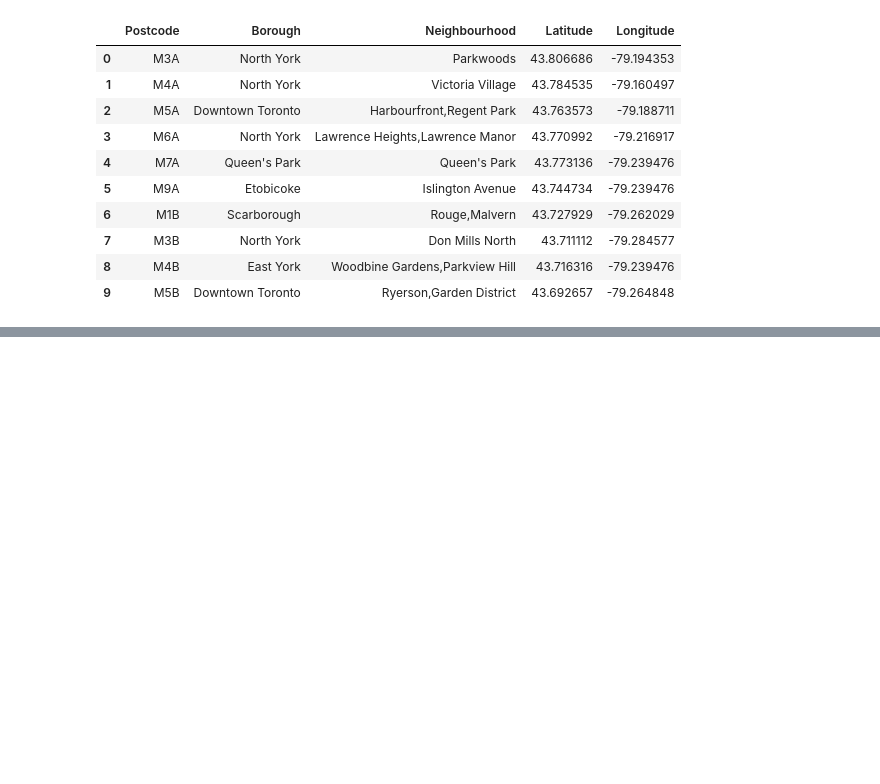
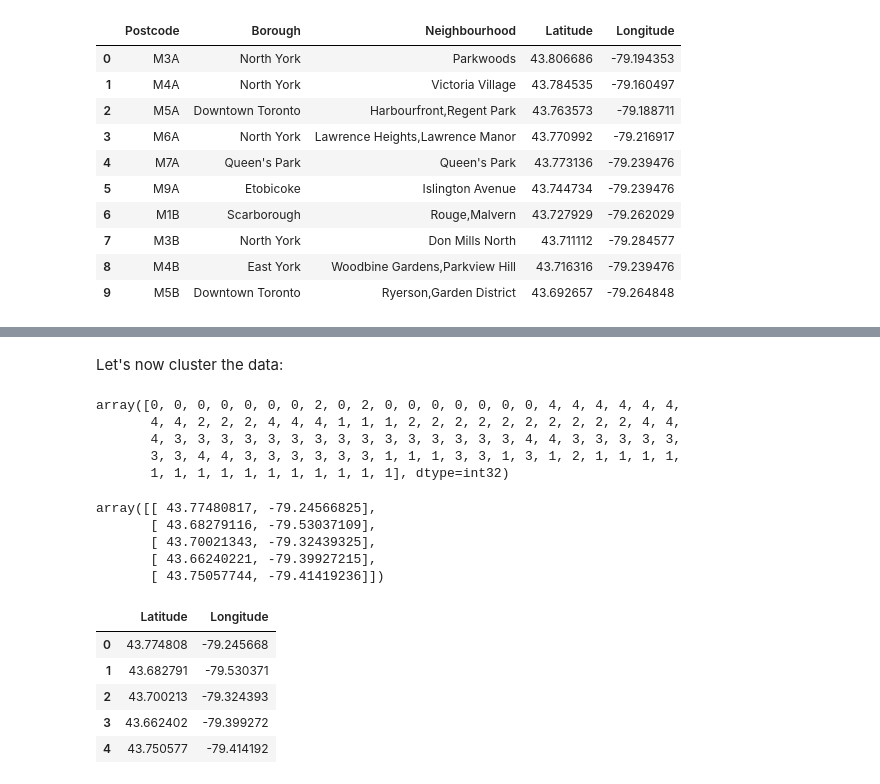
Before and after one commit to tmgthb/Coursera_Capstone, a Jupyter notebook: Capstone project exercise 3.ipynb, the cells around one changed output, grey strips where cells are left out. Saved outputs shown, nothing was run; the diff lists cells and outputs as text; code cells hidden in the pictures; blank space fills up the shorter version.

```diff
--- a/Capstone project exercise 3.ipynb
+++ b/Capstone project exercise 3.ipynb
@@ -118,0 +154,38 @@ dfs.head(10)
+# %% [markdown]
+Let's now cluster the data:
+# %%
+from sklearn.cluster import KMeans
+kclusters = 5
+toronto_clusters = dfs.drop(['Postcode', 'Borough', 'Neighbourhood'], 1)
+k_means = KMeans(n_clusters=kclusters, random_state=0).fit(toronto_clusters)
+
+# check cluster labels generated for each row in the dataframe
+
+k_means_labels = kmeans.labels_
+k_means_labels
+# %% [output]
+array([0, 0, 0, 0, 0, 0, 0, 2, 0, 2, 0, 0, 0, 0, 0, 0, 0, 4, 4, 4, 4, 4, 4,
+       4, 4, 2, 2, 2, 4, 4, 4, 1, 1, 1, 2, 2, 2, 2, 2, 2, 2, 2, 2, 2, 4, 4,
+       4, 3, 3, 3, 3, 3, 3, 3, 3, 3, 3, 3, 3, 3, 3, 3, 4, 4, 3, 3, 3, 3, 3,
+       3, 3, 4, 4, 3, 3, 3, 3, 3, 3, 1, 1, 1, 3, 3, 1, 3, 1, 2, 1, 1, 1, 1,
+       1, 1, 1, 1, 1, 1, 1, 1, 1, 1, 1], dtype=int32)
+# %%
+k_means_cluster_centers = k_means.cluster_centers_
+k_means_cluster_centers
+# %% [output]
+array([[ 43.77480817, -79.24566825],
+       [ 43.68279116, -79.53037109],
+       [ 43.70021343, -79.32439325],
+       [ 43.66240221, -79.39927215],
+       [ 43.75057744, -79.41419236]])
+# %%
+locdata = pd.DataFrame({'Latitude':k_means_cluster_centers[:,0],'Longitude':k_means_cluster_centers[:,1]})
+
+locdata.head()
+# %% [output]
+|  | Latitude | Longitude |
+| 0 | 43.774808 | -79.245668 |
+| 1 | 43.682791 | -79.530371 |
+| 2 | 43.700213 | -79.324393 |
+| 3 | 43.662402 | -79.399272 |
+| 4 | 43.750577 | -79.414192 |
```
Also changed, not shown: parts of 6 cells of this notebook.
